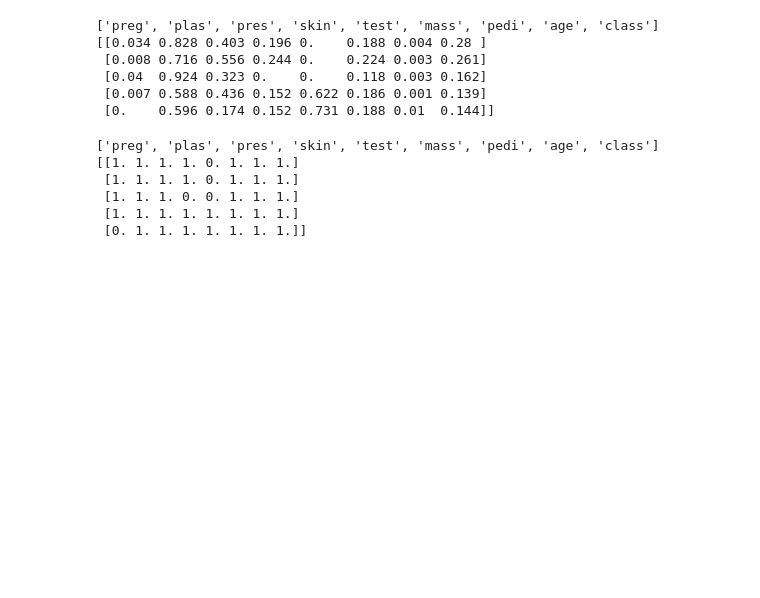
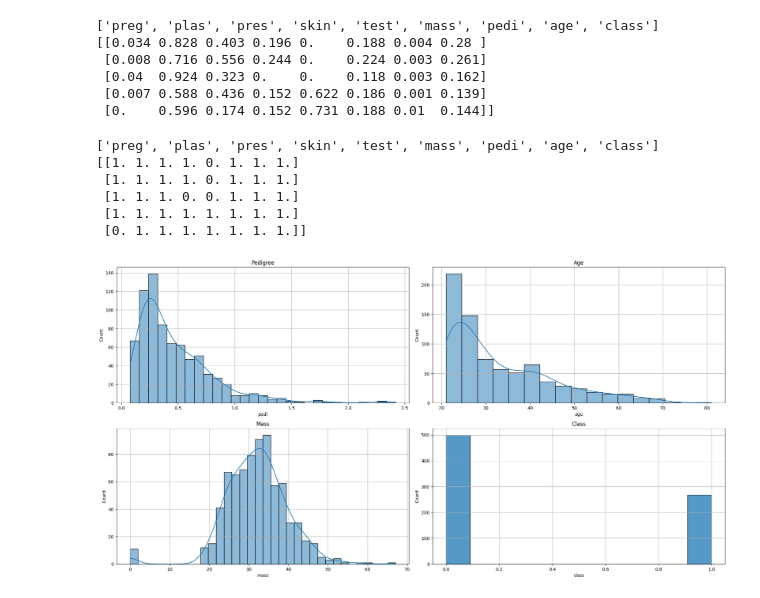
Before and after one commit to francoCarMar/Ciencia-de-datos-con-python, a Jupyter notebook: Transformacion_de_datos.ipynb, the cells around one changed output. Saved outputs shown, nothing was run; the diff lists cells and outputs as text; code cells hidden in the pictures; blank space fills up the shorter version.

```diff
--- a/Transformacion_de_datos.ipynb
+++ b/Transformacion_de_datos.ipynb
@@ -85,3 +85,34 @@ print(binarized_X[0:5, :])
  [1. 1. 1. 0. 0. 1. 1. 1.]
  [1. 1. 1. 1. 1. 1. 1. 1.]
  [0. 1. 1. 1. 1. 1. 1. 1.]]
+# %%
+# Box - Cox
+import matplotlib.pyplot as plt
+import seaborn as sns
+
+plt.figure(figsize=(20, 20))
+
+plt.subplot(421)
+sns.histplot(data['pedi'], kde=True)
+plt.title('Pedigree')
+plt.grid(True)
+
+plt.subplot(422)
+sns.histplot(data['age'], kde=True)
+plt.title('Age')
+plt.grid(True)
+
+plt.subplot(423)
+sns.histplot(data['mass'], kde=True)
+plt.title('Mass')
+plt.grid(True)
+
+plt.subplot(424)
+sns.histplot(data['class'], kde=False)  # class parece categórica
+plt.title('Class')
+plt.grid(True)
+
+plt.tight_layout()
+plt.show()
+# %% [output]
+[figure, added]
```
Also changed, not shown: parts of 2 cells of this notebook.
